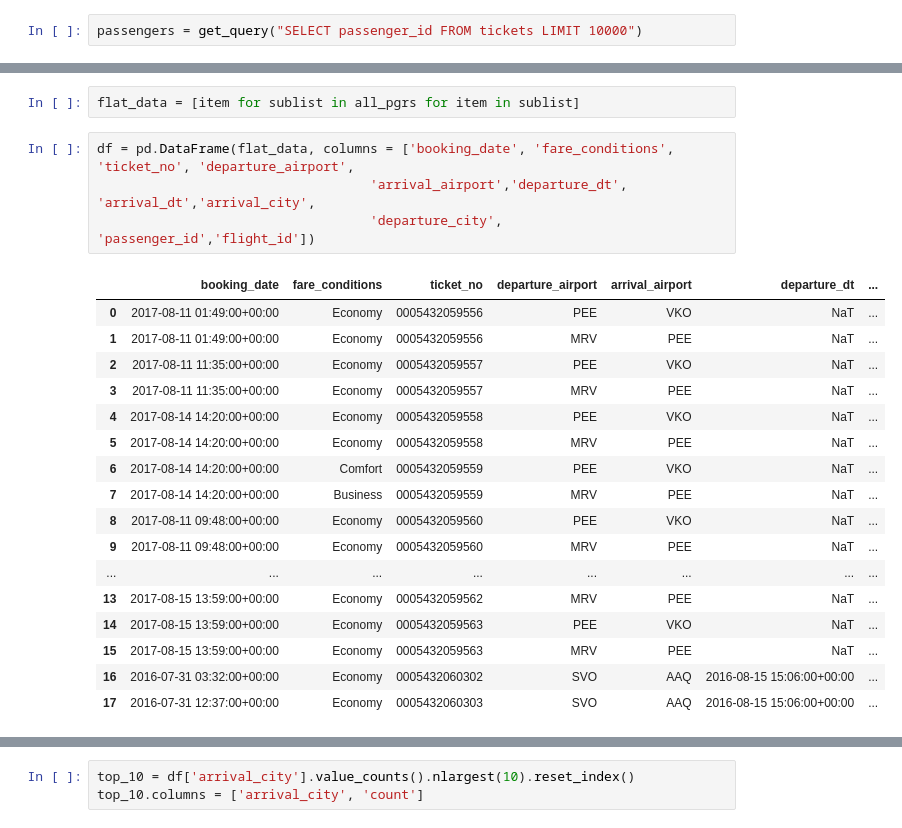
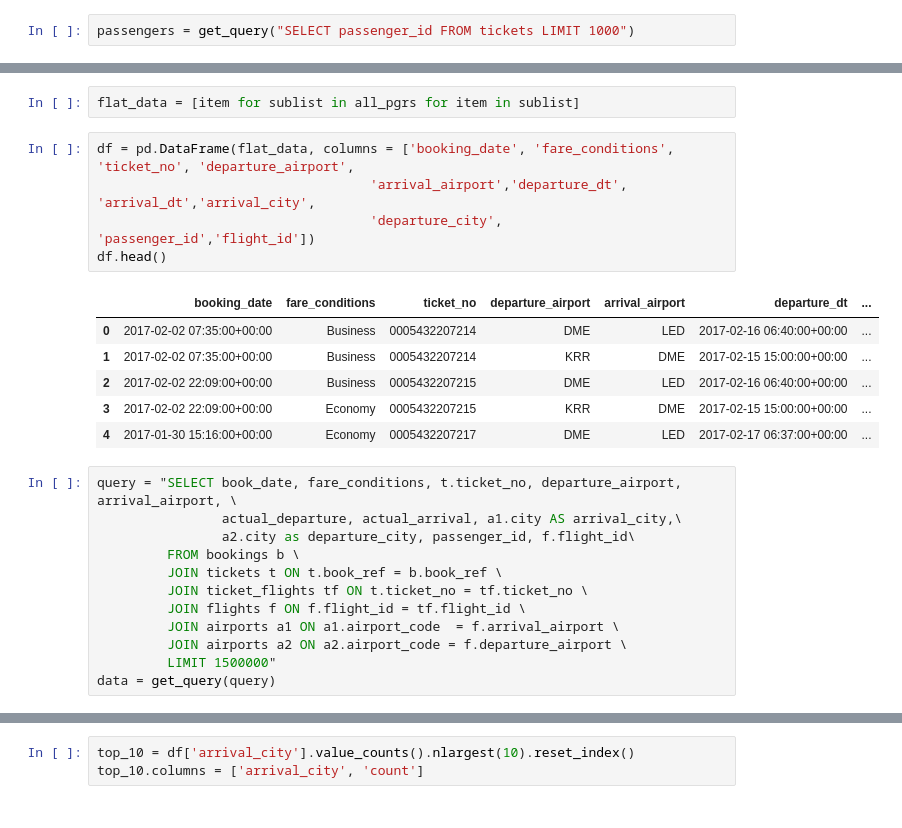
Before and after one commit to Derniska/python_practice_9, a Jupyter notebook: sql_task.ipynb, the cells around one changed output, grey strips where cells are left out. Cells and saved outputs as stored; diff of their text form.

```diff
--- a/sql_task.ipynb
+++ b/sql_task.ipynb
@@ -65,7 +65,7 @@ print(f"A.Gerasimov made {df['flight_id'].nunique()} flights")
 # %% [output]
 A.Gerasimov made 4 flights
 # %%
-passengers = get_query("SELECT passenger_id FROM tickets LIMIT 10000")
+passengers = get_query("SELECT passenger_id FROM tickets LIMIT 1000")
 # %%
 from tqdm import tqdm
 def get_passenger(id):
@@ -89,22 +89,24 @@ flat_data = [item for sublist in all_pgrs for item in sublist]
 # %%
 df = pd.DataFrame(flat_data, columns = ['booking_date', 'fare_conditions', 'ticket_no', 'departure_airport',
                                    'arrival_airport','departure_dt', 'arrival_dt','arrival_city',
                                    'departure_city', 'passenger_id','flight_id'])
+df.head()
 # %% [output]
 |  | booking_date | fare_conditions | ticket_no | departure_airport | arrival_airport | departure_dt | ... |
-| 0 | 2017-08-11 01:49:00+00:00 | Economy | 0005432059556 | PEE | VKO | NaT | ... |
-| 1 | 2017-08-11 01:49:00+00:00 | Economy | 0005432059556 | MRV | PEE | NaT | ... |
-| 2 | 2017-08-11 11:35:00+00:00 | Economy | 0005432059557 | PEE | VKO | NaT | ... |
-| 3 | 2017-08-11 11:35:00+00:00 | Economy | 0005432059557 | MRV | PEE | NaT | ... |
-| 4 | 2017-08-14 14:20:00+00:00 | Economy | 0005432059558 | PEE | VKO | NaT | ... |
-| 5 | 2017-08-14 14:20:00+00:00 | Economy | 0005432059558 | MRV | PEE | NaT | ... |
-| 6 | 2017-08-14 14:20:00+00:00 | Comfort | 0005432059559 | PEE | VKO | NaT | ... |
-| 7 | 2017-08-14 14:20:00+00:00 | Business | 0005432059559 | MRV | PEE | NaT | ... |
-| 8 | 2017-08-11 09:48:00+00:00 | Economy | 0005432059560 | PEE | VKO | NaT | ... |
-| 9 | 2017-08-11 09:48:00+00:00 | Economy | 0005432059560 | MRV | PEE | NaT | ... |
-| ... | ... | ... | ... | ... | ... | ... | ... |
-| 13 | 2017-08-15 13:59:00+00:00 | Economy | 0005432059562 | MRV | PEE | NaT | ... |
-| 14 | 2017-08-15 13:59:00+00:00 | Economy | 0005432059563 | PEE | VKO | NaT | ... |
-| 15 | 2017-08-15 13:59:00+00:00 | Economy | 0005432059563 | MRV | PEE | NaT | ... |
-| 16 | 2016-07-31 03:32:00+00:00 | Economy | 0005432060302 | SVO | AAQ | 2016-08-15 15:06:00+00:00 | ... |
-| 17 | 2016-07-31 12:37:00+00:00 | Economy | 0005432060303 | SVO | AAQ | 2016-08-15 15:06:00+00:00 | ... |
+| 0 | 2017-02-02 07:35:00+00:00 | Business | 0005432207214 | DME | LED | 2017-02-16 06:40:00+00:00 | ... |
+| 1 | 2017-02-02 07:35:00+00:00 | Business | 0005432207214 | KRR | DME | 2017-02-15 15:00:00+00:00 | ... |
+| 2 | 2017-02-02 22:09:00+00:00 | Business | 0005432207215 | DME | LED | 2017-02-16 06:40:00+00:00 | ... |
+| 3 | 2017-02-02 22:09:00+00:00 | Economy | 0005432207215 | KRR | DME | 2017-02-15 15:00:00+00:00 | ... |
+| 4 | 2017-01-30 15:16:00+00:00 | Economy | 0005432207217 | DME | LED | 2017-02-17 06:37:00+00:00 | ... |
+# %%
+query = "SELECT book_date, fare_conditions, t.ticket_no, departure_airport, arrival_airport, \
+                actual_departure, actual_arrival, a1.city AS arrival_city,\
+                a2.city as departure_city, passenger_id, f.flight_id\
+         FROM bookings b \
+         JOIN tickets t ON t.book_ref = b.book_ref \
+         JOIN ticket_flights tf ON t.ticket_no = tf.ticket_no \
+         JOIN flights f ON f.flight_id = tf.flight_id \
+         JOIN airports a1 ON a1.airport_code  = f.arrival_airport \
+         JOIN airports a2 ON a2.airport_code = f.departure_airport \
+         LIMIT 1500000"
+data = get_query(query)
```
Also changed, not shown: parts of 13 cells of this notebook, 1 other file.
